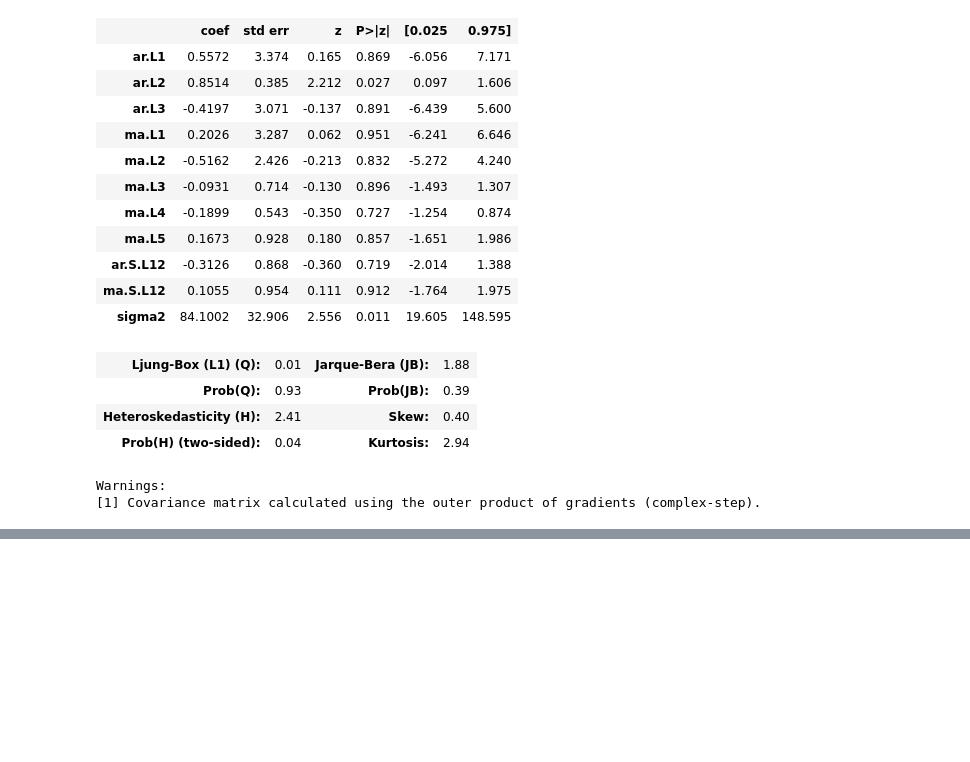
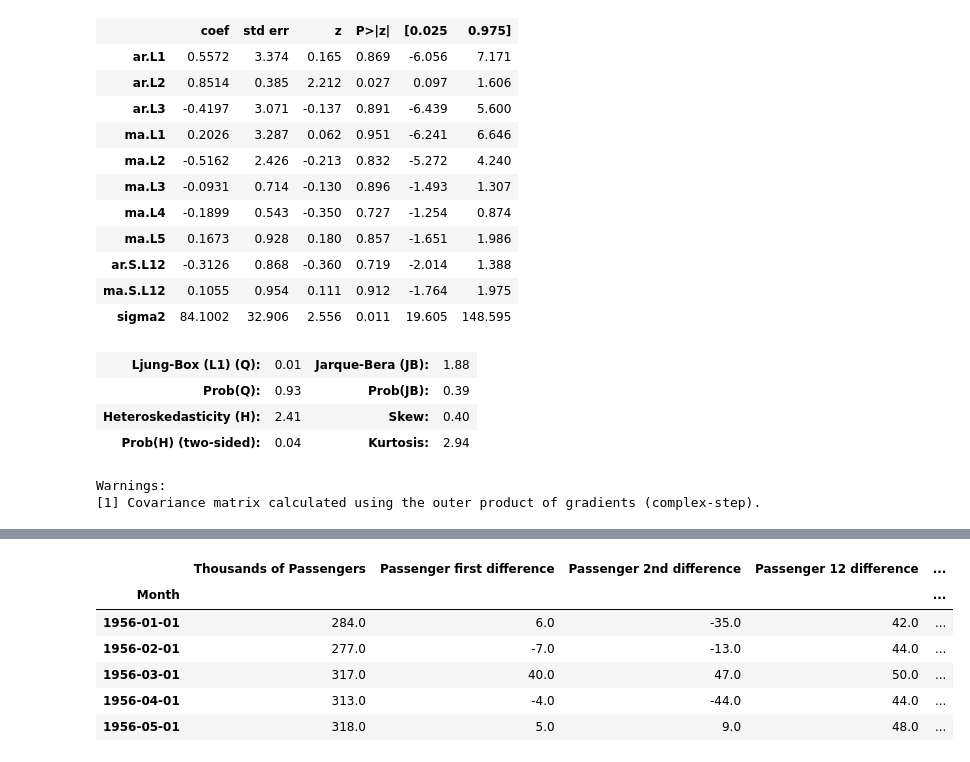
Before and after one commit to Madushani-Weerasekara/TimeSeriesData-Analysis, a Jupyter notebook: ARIMA_Model.ipynb, the cells around one changed output, grey strips where cells are left out. Cells and saved outputs as stored; diff of their text form; code cells hidden in the pictures; blank space fills up the shorter version.

```diff
--- a/ARIMA_Model.ipynb
+++ b/ARIMA_Model.ipynb
@@ -505,0 +531,10 @@ Warnings:
+# %%
+test_data.head()
+# %% [output]
+|  | Thousands of Passengers | Passenger first difference | Passenger 2nd difference | Passenger 12 difference | ... |
+| Month |  |  |  |  | ... |
+| 1956-01-01 | 284.0 | 6.0 | -35.0 | 42.0 | ... |
+| 1956-02-01 | 277.0 | -7.0 | -13.0 | 44.0 | ... |
+| 1956-03-01 | 317.0 | 40.0 | 47.0 | 50.0 | ... |
+| 1956-04-01 | 313.0 | -4.0 | -44.0 | 44.0 | ... |
+| 1956-05-01 | 318.0 | 5.0 | 9.0 | 48.0 | ... |
```
Also changed, not shown: parts of 5 cells of this notebook.
